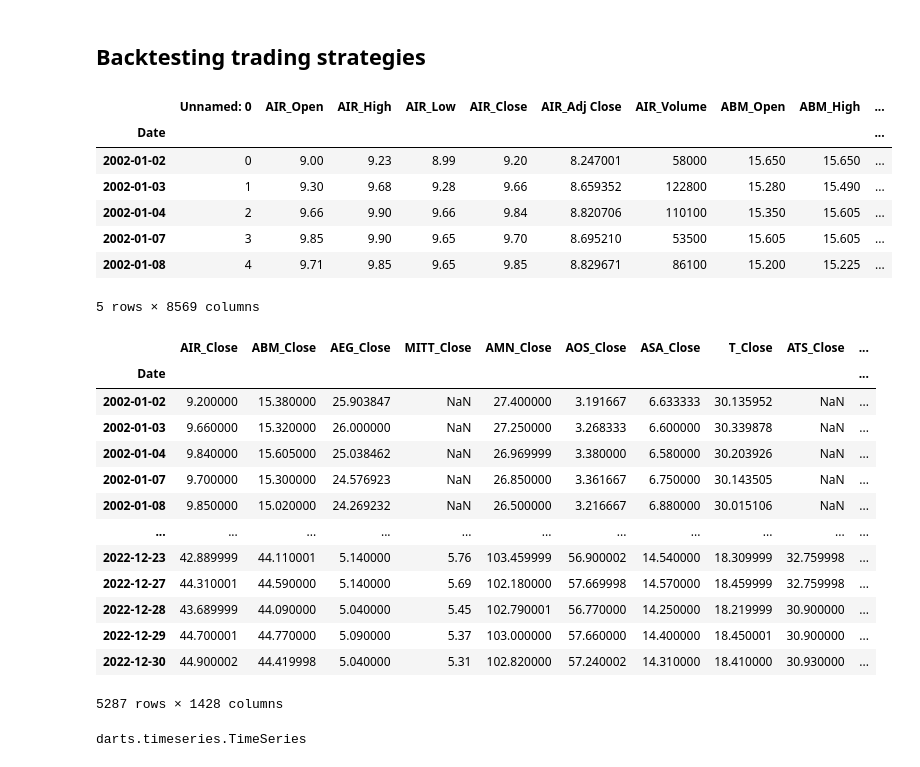
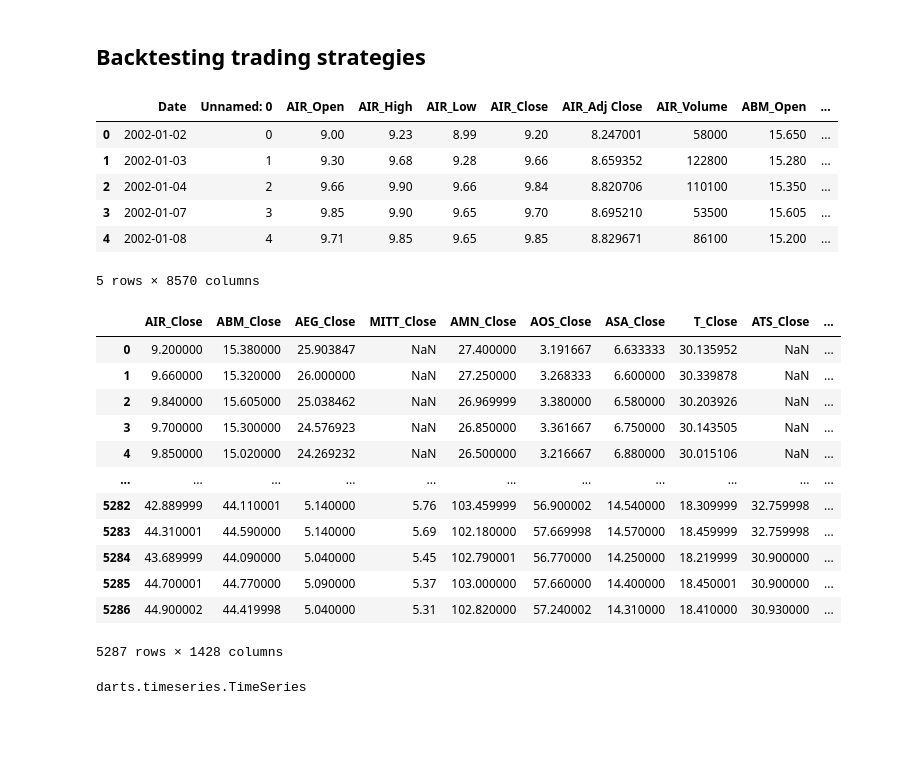
Before and after one commit to ryanlxz/backtesting, a Jupyter notebook: notebooks/test.ipynb, the cells around one changed output. Saved outputs shown, nothing was run; the diff lists cells and outputs as text; code cells hidden in the pictures; blank space fills up the shorter version.

```diff
--- a/notebooks/test.ipynb
+++ b/notebooks/test.ipynb
@@ -35,33 +37,32 @@ PREPROCESSED_DATAPATH = constants.preprocessed_data_file_path
 # %%
 # prepare data
-df = pd.read_csv(r'C:\Users\ryanl\Desktop\backtesting\data\02_preprocessed\new_preprocessed_data.csv',index_col=0)
+# df = pd.read_csv(r'C:\Users\ryanl\Desktop\backtesting\data\02_preprocessed\new_preprocessed_data.csv',index_col=0)
+df = pd.read_csv("../data/02_preprocessed/new_preprocessed_data.csv")
 df.head()
 # %% [output]
-|  | Unnamed: 0 | AIR_Open | AIR_High | AIR_Low | AIR_Close | AIR_Adj Close | AIR_Volume | ABM_Open | ABM_High | ... |
-| Date |  |  |  |  |  |  |  |  |  | ... |
-| 2002-01-02 | 0 | 9.00 | 9.23 | 8.99 | 9.20 | 8.247001 | 58000 | 15.650 | 15.650 | ... |
-| 2002-01-03 | 1 | 9.30 | 9.68 | 9.28 | 9.66 | 8.659352 | 122800 | 15.280 | 15.490 | ... |
-| 2002-01-04 | 2 | 9.66 | 9.90 | 9.66 | 9.84 | 8.820706 | 110100 | 15.350 | 15.605 | ... |
-| 2002-01-07 | 3 | 9.85 | 9.90 | 9.65 | 9.70 | 8.695210 | 53500 | 15.605 | 15.605 | ... |
-| 2002-01-08 | 4 | 9.71 | 9.85 | 9.65 | 9.85 | 8.829671 | 86100 | 15.200 | 15.225 | ... |
+|  | Date | Unnamed: 0 | AIR_Open | AIR_High | AIR_Low | AIR_Close | AIR_Adj Close | AIR_Volume | ABM_Open | ... |
+| 0 | 2002-01-02 | 0 | 9.00 | 9.23 | 8.99 | 9.20 | 8.247001 | 58000 | 15.650 | ... |
+| 1 | 2002-01-03 | 1 | 9.30 | 9.68 | 9.28 | 9.66 | 8.659352 | 122800 | 15.280 | ... |
+| 2 | 2002-01-04 | 2 | 9.66 | 9.90 | 9.66 | 9.84 | 8.820706 | 110100 | 15.350 | ... |
+| 3 | 2002-01-07 | 3 | 9.85 | 9.90 | 9.65 | 9.70 | 8.695210 | 53500 | 15.605 | ... |
+| 4 | 2002-01-08 | 4 | 9.71 | 9.85 | 9.65 | 9.85 | 8.829671 | 86100 | 15.200 | ... |
-5 rows × 8569 columns
+5 rows × 8570 columns
 # %%
 close_price_df = df.filter(like="_Close")
 close_price_df
 # %% [output]
 |  | AIR_Close | ABM_Close | AEG_Close | MITT_Close | AMN_Close | AOS_Close | ASA_Close | T_Close | ATS_Close | ... |
-| Date |  |  |  |  |  |  |  |  |  | ... |
-| 2002-01-02 | 9.200000 | 15.380000 | 25.903847 | NaN | 27.400000 | 3.191667 | 6.633333 | 30.135952 | NaN | ... |
-| 2002-01-03 | 9.660000 | 15.320000 | 26.000000 | NaN | 27.250000 | 3.268333 | 6.600000 | 30.339878 | NaN | ... |
-| 2002-01-04 | 9.840000 | 15.605000 | 25.038462 | NaN | 26.969999 | 3.380000 | 6.580000 | 30.203926 | NaN | ... |
-| 2002-01-07 | 9.700000 | 15.300000 | 24.576923 | NaN | 26.850000 | 3.361667 | 6.750000 | 30.143505 | NaN | ... |
-| 2002-01-08 | 9.850000 | 15.020000 | 24.269232 | NaN | 26.500000 | 3.216667 | 6.880000 | 30.015106 | NaN | ... |
+| 0 | 9.200000 | 15.380000 | 25.903847 | NaN | 27.400000 | 3.191667 | 6.633333 | 30.135952 | NaN | ... |
+| 1 | 9.660000 | 15.320000 | 26.000000 | NaN | 27.250000 | 3.268333 | 6.600000 | 30.339878 | NaN | ... |
+| 2 | 9.840000 | 15.605000 | 25.038462 | NaN | 26.969999 | 3.380000 | 6.580000 | 30.203926 | NaN | ... |
+| 3 | 9.700000 | 15.300000 | 24.576923 | NaN | 26.850000 | 3.361667 | 6.750000 | 30.143505 | NaN | ... |
+| 4 | 9.850000 | 15.020000 | 24.269232 | NaN | 26.500000 | 3.216667 | 6.880000 | 30.015106 | NaN | ... |
 | ... | ... | ... | ... | ... | ... | ... | ... | ... | ... | ... |
-| 2022-12-23 | 42.889999 | 44.110001 | 5.140000 | 5.76 | 103.459999 | 56.900002 | 14.540000 | 18.309999 | 32.759998 | ... |
-| 2022-12-27 | 44.310001 | 44.590000 | 5.140000 | 5.69 | 102.180000 | 57.669998 | 14.570000 | 18.459999 | 32.759998 | ... |
-| 2022-12-28 | 43.689999 | 44.090000 | 5.040000 | 5.45 | 102.790001 | 56.770000 | 14.250000 | 18.219999 | 30.900000 | ... |
-| 2022-12-29 | 44.700001 | 44.770000 | 5.090000 | 5.37 | 103.000000 | 57.660000 | 14.400000 | 18.450001 | 30.900000 | ... |
-| 2022-12-30 | 44.900002 | 44.419998 | 5.040000 | 5.31 | 102.820000 | 57.240002 | 14.310000 | 18.410000 | 30.930000 | ... |
+| 5282 | 42.889999 | 44.110001 | 5.140000 | 5.76 | 103.459999 | 56.900002 | 14.540000 | 18.309999 | 32.759998 | ... |
+| 5283 | 44.310001 | 44.590000 | 5.140000 | 5.69 | 102.180000 | 57.669998 | 14.570000 | 18.459999 | 32.759998 | ... |
+| 5284 | 43.689999 | 44.090000 | 5.040000 | 5.45 | 102.790001 | 56.770000 | 14.250000 | 18.219999 | 30.900000 | ... |
+| 5285 | 44.700001 | 44.770000 | 5.090000 | 5.37 | 103.000000 | 57.660000 | 14.400000 | 18.450001 | 30.900000 | ... |
+| 5286 | 44.900002 | 44.419998 | 5.040000 | 5.31 | 102.820000 | 57.240002 | 14.310000 | 18.410000 | 30.930000 | ... |
 5287 rows × 1428 columns
 # %%
 from darts.datasets import AirPassengersDataset
```
Also changed, not shown: parts of 10 cells of this notebook, 3 other files.
